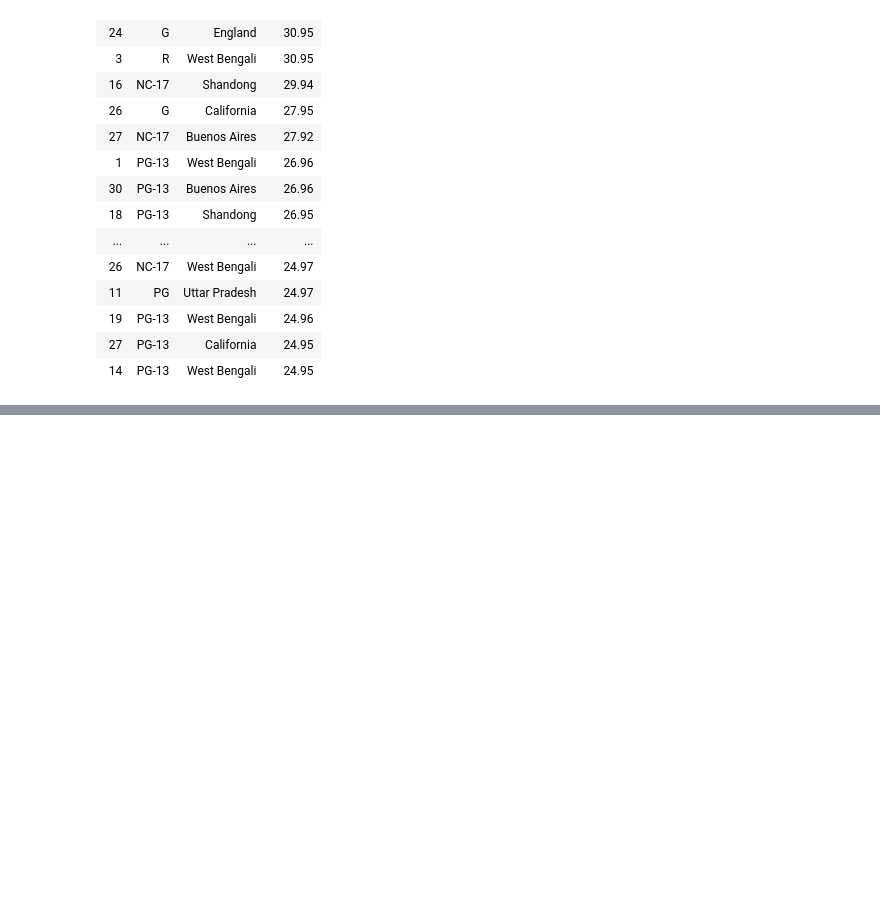
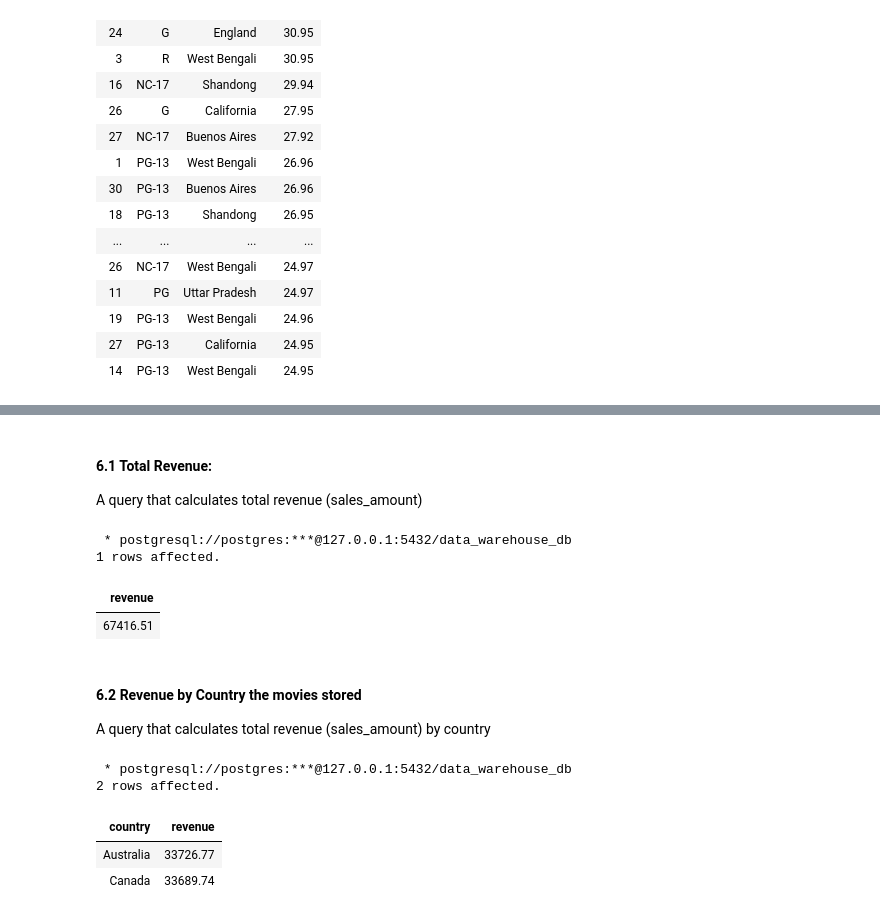
Before and after one commit to dinhlang86/SQL-data-warehouse, a Jupyter notebook: data_warehouse/dimensional_modeling.ipynb, the cells around one changed output, grey strips where cells are left out. Drawn from its saved outputs; the diff is of its cells as text; code cells hidden in the pictures; blank space fills up the shorter version.

```diff
--- a/data_warehouse/dimensional_modeling.ipynb
+++ b/data_warehouse/dimensional_modeling.ipynb
@@ -680,0 +695,29 @@ LIMIT 20;
+# %% [markdown]
+#### 6.1 Total Revenue:
+A query that calculates total revenue (sales_amount)
+# %%
+%%sql
+SELECT sum(f.sales_amount) as revenue
+FROM factsales f;
+# %% [output]
+ * postgresql://postgres:***@127.0.0.1:5432/data_warehouse_db
+1 rows affected.
+| revenue |
+| 67416.51 |
+# %% [markdown]
+#### 6.2 Revenue by Country the movies stored
+A query that calculates total revenue (sales_amount) by country
+# %%
+%%sql
+SELECT ds.country, sum(f.sales_amount) as revenue
+FROM factsales f
+JOIN dimstore ds ON f.store_key = ds.store_key
+GROUP BY ds.country
+ORDER BY ds.country, revenue DESC
+LIMIT 20;
+# %% [output]
+ * postgresql://postgres:***@127.0.0.1:5432/data_warehouse_db
+2 rows affected.
+| country | revenue |
+| Australia | 33726.77 |
+| Canada | 33689.74 |
```
Also changed, not shown: parts of 10 cells of this notebook.
